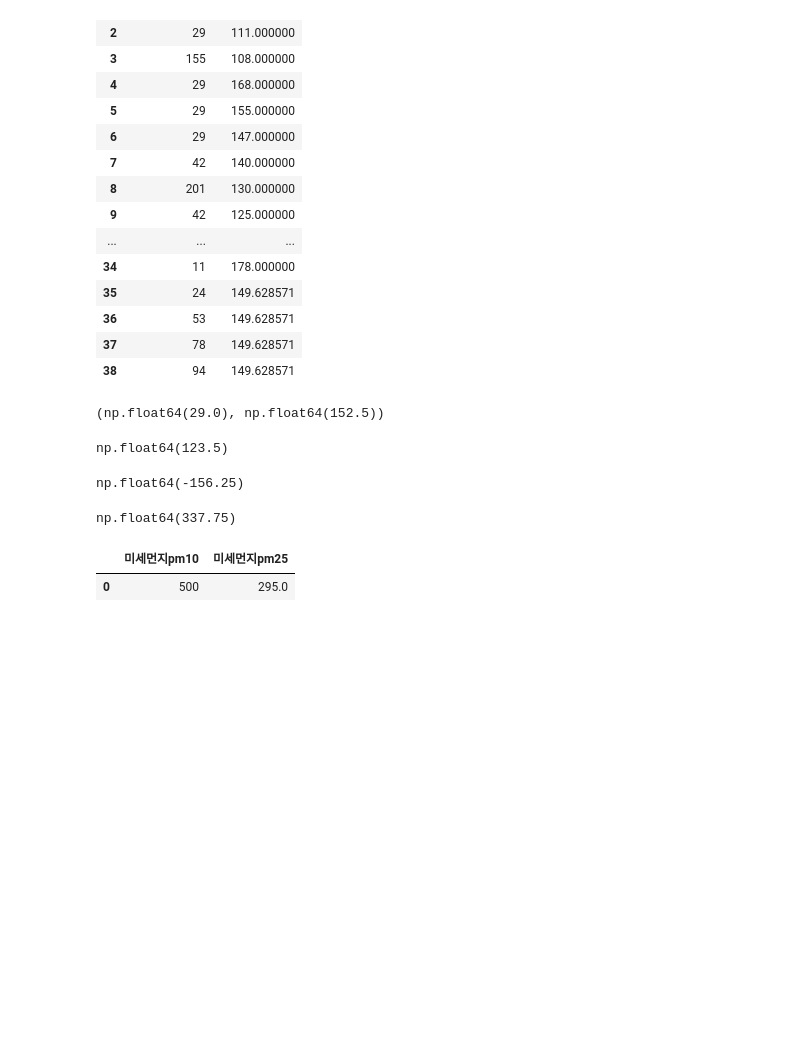
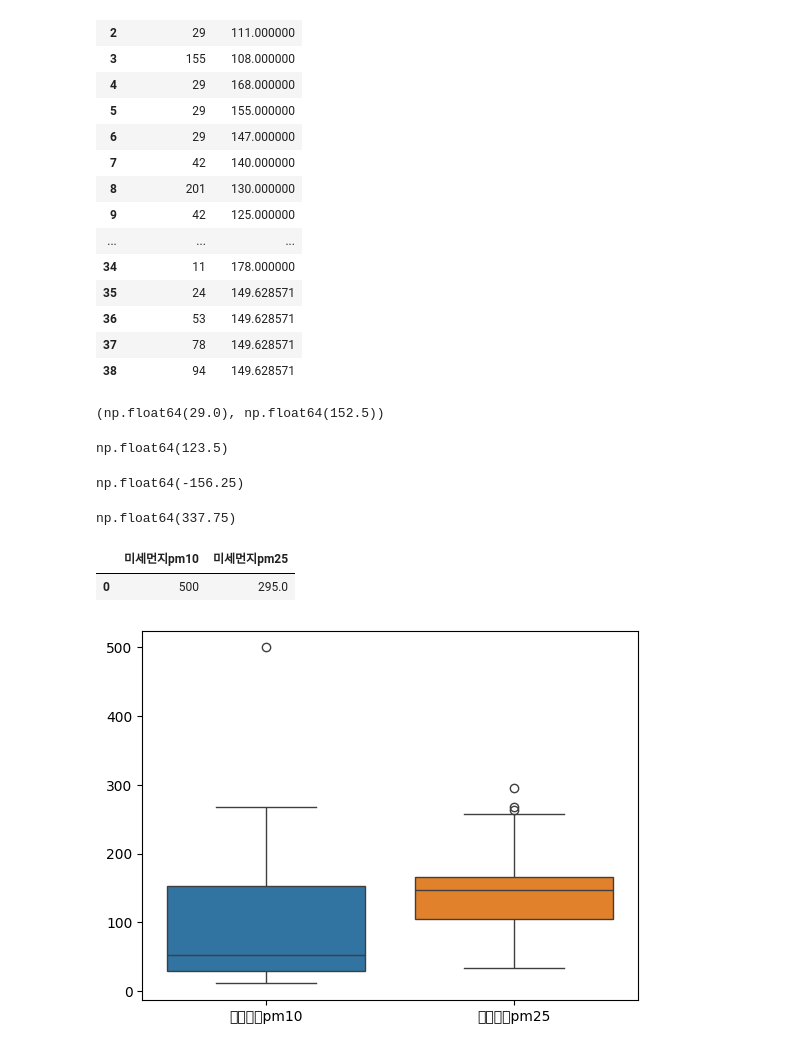
Before and after one commit to Donguk-Kim-kr/BigData-Practice, a Jupyter notebook: day51_분석데이터전처리.ipynb, the cells around one changed output. Drawn from its saved outputs; the diff is of its cells as text; code cells hidden in the pictures; blank space fills up the shorter version.

```diff
--- a/day51_분석데이터전처리.ipynb
+++ b/day51_분석데이터전처리.ipynb
@@ -262,0 +267,6 @@ outliers
+# %%
+# 박스플롯 그래프
+sns.boxplot(data=df)
+plt.show()
+# %% [output]
+[figure, added]
```
Also changed, not shown: parts of 1 cell of this notebook.
